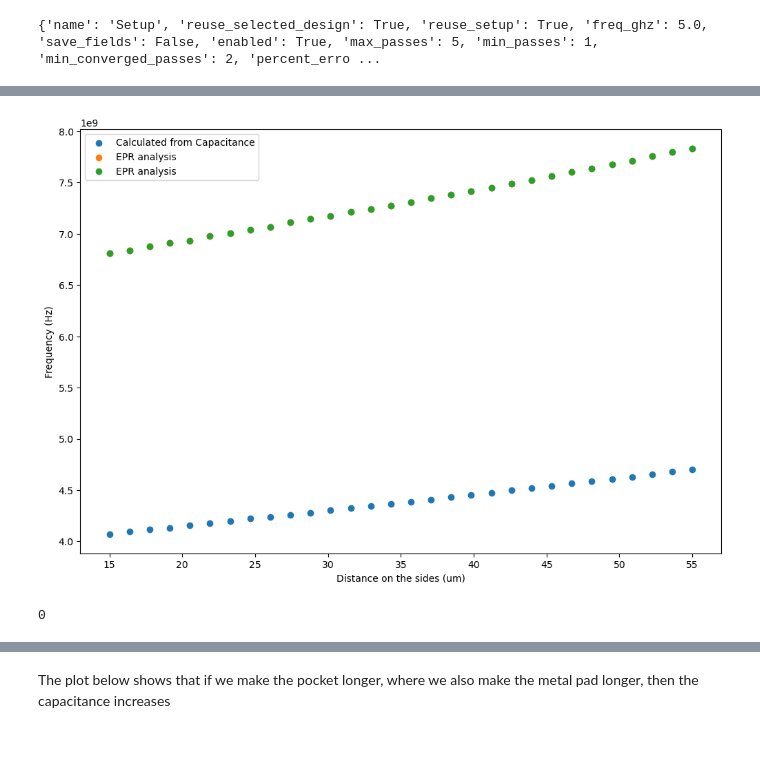
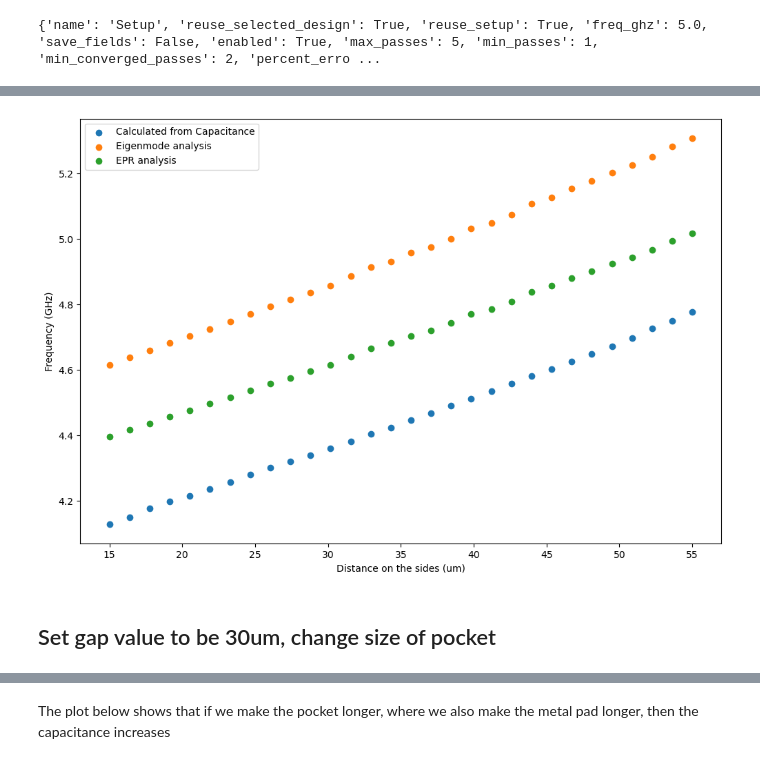
Before and after one commit to Wendywanw/Wendy-qiskit-code, a Jupyter notebook: optimzie_Transmon.ipynb, the cells around one changed output, grey strips where cells are left out. Drawn from its saved outputs; the diff is of its cells as text; code cells hidden in the pictures.

Commit message:
frequency agreements

```diff
--- a/optimzie_Transmon.ipynb
+++ b/optimzie_Transmon.ipynb
@@ -349,10 +346,22 @@ plot_cap = []
 plot_freq = []
 plot_freq_epr = []
 
-for i in range(30):
+for i in range(len(gaps)):
 
     plot_cap  += [caps[i].value]
 
     plot_freq += [pd.DataFrame.dropna(convergences[i])['re(Mode(1)) [g]'].values[-1]]
 
-    plot_freq_epr += [freqs[i]['Freq. (GHz)'][0]]
+    # plot_freq_epr += [freqs[i][0][0]]
+# %%
+def freq_from_cap(Cq, lj = 12*u.nH):
+    Cq *= u.fF
+    # Cq = 100*u.fF
+    Lj = lj
+    Ec = (c.e.si**2/2/Cq).to(u.J)
+    Ej = ((phi0/2/np.pi)**2/Lj).to(u.J)
+    # epsilon1 = -Ec*2**9
+    wq = (np.sqrt(8*Ej*Ec)-Ec)/c.hbar
+    fq = wq/2/np.pi
+
+    return fq
@@ -359,2 +375,5 @@ for i in range(30):
+# %%
+plot_freq_from_cap = freq_from_cap(plot_cap)
+plot_freq_from_cap1 = freq_from_cap(plot_cap,lj = 13*u.nH)
 # %%
 %matplotlib inline
@@ -382,21 +380,14 @@ plt.show()
-# %%
-plot_freq_from_cap = freq_from_cap(plot_cap)
-plot_freq_from_cap1 = freq_from_cap(plot_cap,lj = 12*u.nH)
 # %%
 plt.figure(figsize = (12,8))
 
-plt.scatter(gaps.value, plot_freq_from_cap,label =  'Calculated from Capacitance')
+plt.scatter(gaps.value, plot_freq_from_cap1/1e9,label =  'Calculated from Capacitance')
 # plt.scatter(gaps.value, plot_freq_from_cap1)
-plt.scatter(gaps.value, np.array(plot_freq)*1e9, label = 'EPR analysis')
-plt.scatter(gaps.value, np.array(plot_freq_epr)*1e9, label = 'EPR analysis')
+plt.scatter(gaps.value, np.array(plot_freq), label = 'Eigenmode analysis')
+plt.scatter(gaps.value, np.array(freqs)/1e3, label = 'EPR analysis')
 plt.xlabel('Distance on the sides (um)')
-plt.ylabel('Frequency (Hz)')
+plt.ylabel('Frequency (GHz)')
 plt.legend()
-plt.savefig('transmon frequency.png')
+plt.savefig('transmon frequency vs gap.png')
 plt.show()
 # %% [output]
-[figure, old version]
+[figure, new version]
-# %%
-len(plot_freq_epr)
-# %% [output]
-0
@@ -405 +394,3 @@ stats.linregress(gaps.value)
+# %% [markdown]
+## Set gap value to be 30um, change size of pocket
 # %%
```
Also changed, not shown: parts of 29 cells of this notebook, 10 other files.
